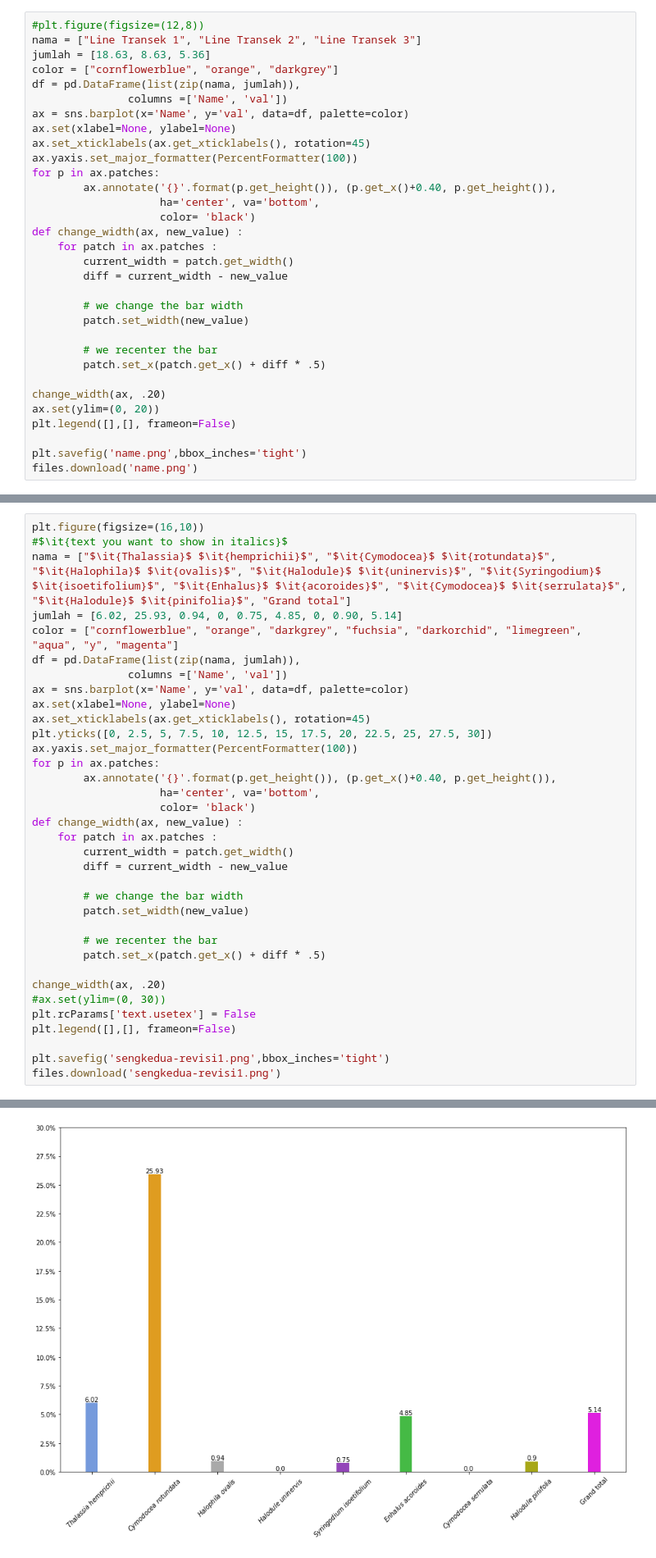
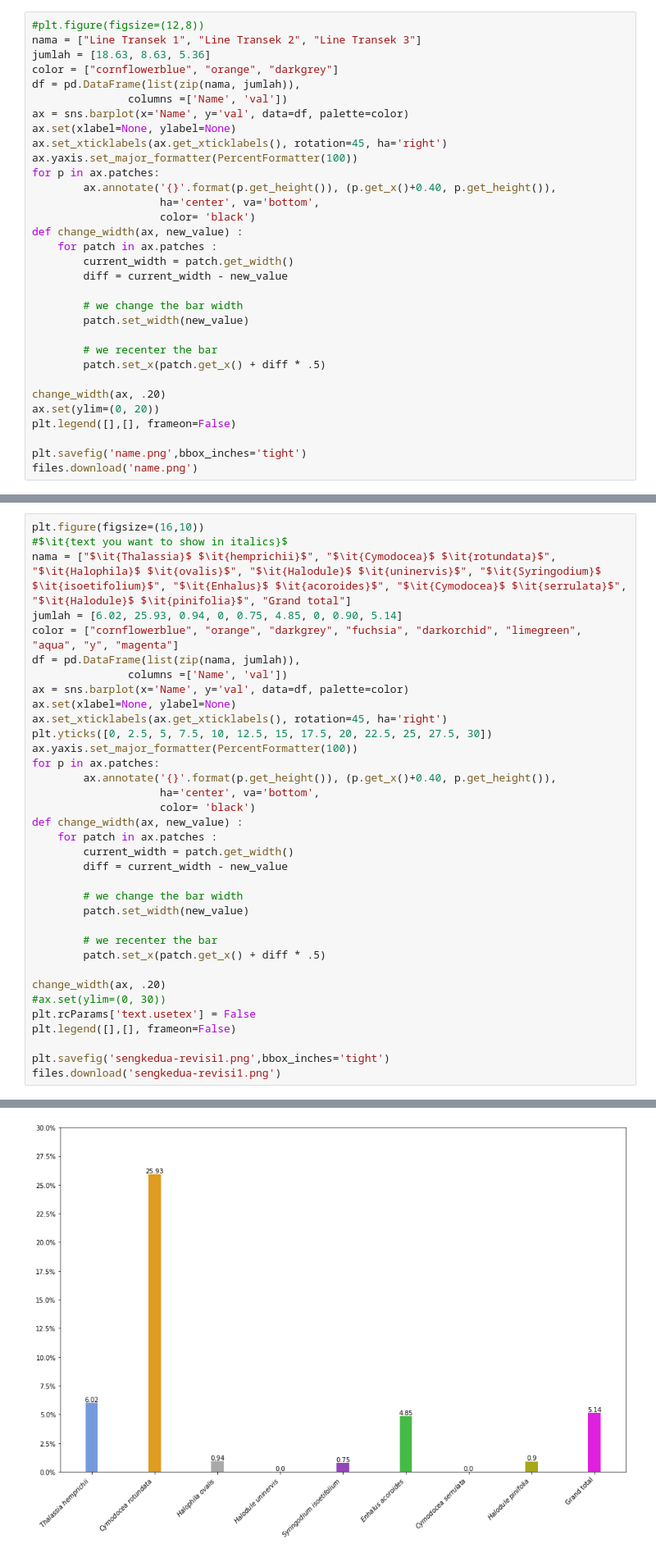
Before and after one commit to aricahyasaputra/Project-Real-Life, a Jupyter notebook: Grafik Seaborn Presentase Penutupan/Grafik_Hasil_Presentasi_Penutupan.ipynb, the cells around one changed output, grey strips where cells are left out. Shown: that part at 82% size. Cells and saved outputs as stored; diff of their text form.

```diff
--- a/Grafik Seaborn Presentase Penutupan/Grafik_Hasil_Presentasi_Penutupan.ipynb
+++ b/Grafik Seaborn Presentase Penutupan/Grafik_Hasil_Presentasi_Penutupan.ipynb
@@ -16,7 +16,7 @@ df = pd.DataFrame(list(zip(nama, jumlah)),
                columns =['Name', 'val'])
 ax = sns.barplot(x='Name', y='val', data=df, palette=color)
 ax.set(xlabel=None, ylabel=None)
-ax.set_xticklabels(ax.get_xticklabels(), rotation=45)
+ax.set_xticklabels(ax.get_xticklabels(), rotation=45, ha='right')
 ax.yaxis.set_major_formatter(PercentFormatter(100))
 for p in ax.patches:
         ax.annotate('{}'.format(p.get_height()), (p.get_x()+0.40, p.get_height()),
@@ -53,32 +53,32 @@ df = pd.DataFrame(list(zip(nama, jumlah)),
                columns =['Name', 'val'])
 ax = sns.barplot(x='Name', y='val', data=df, palette=color)
 ax.set(xlabel=None, ylabel=None)
-ax.set_xticklabels(ax.get_xticklabels(), rotation=45)
+ax.set_xticklabels(ax.get_xticklabels(), rotation=45, ha='right')
 plt.yticks([0, 2.5, 5, 7.5, 10, 12.5, 15, 17.5, 20, 22.5, 25, 27.5, 30])
 ax.yaxis.set_major_formatter(PercentFormatter(100))
 for p in ax.patches:
         ax.annotate('{}'.format(p.get_height()), (p.get_x()+0.40, p.get_height()),
                     ha='center', va='bottom',
                     color= 'black')
 def change_width(ax, new_value) :
     for patch in ax.patches :
         current_width = patch.get_width()
         diff = current_width - new_value
 
         # we change the bar width
         patch.set_width(new_value)
 
         # we recenter the bar
         patch.set_x(patch.get_x() + diff * .5)
 
 change_width(ax, .20)
 #ax.set(ylim=(0, 30))
 plt.rcParams['text.usetex'] = False
 plt.legend([],[], frameon=False)
 
 plt.savefig('sengkedua-revisi1.png',bbox_inches='tight')
 files.download('sengkedua-revisi1.png')
 # %% [output]
 [interactive output not drawn]
 [interactive output not drawn]
-[figure, old version]
+[figure, new version]
```
Also changed, not shown: parts of 1 cell of this notebook.
